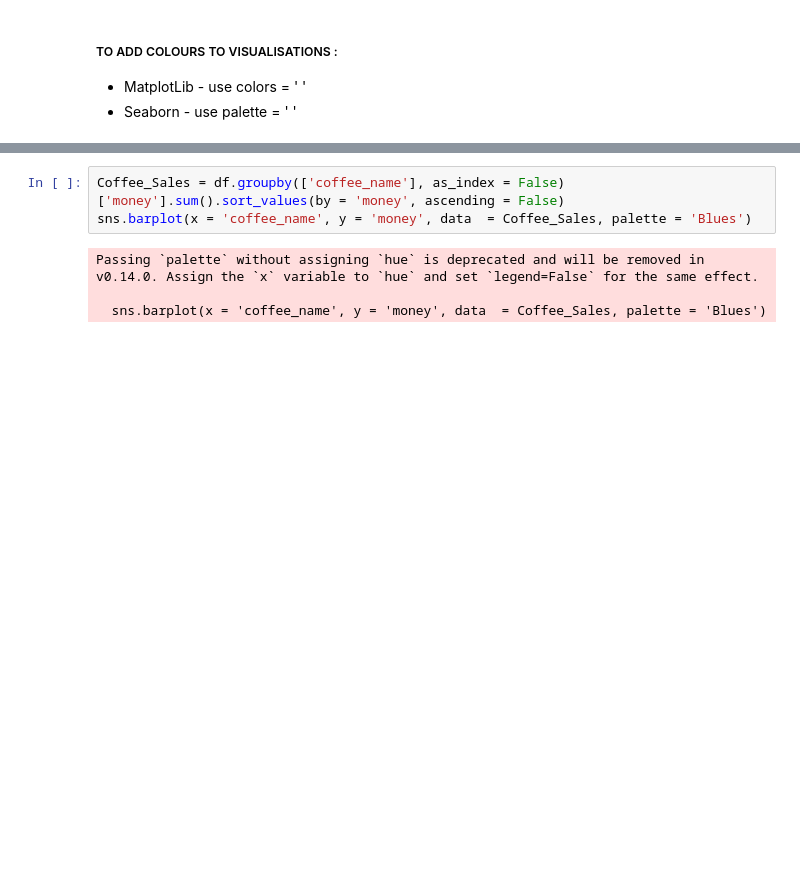
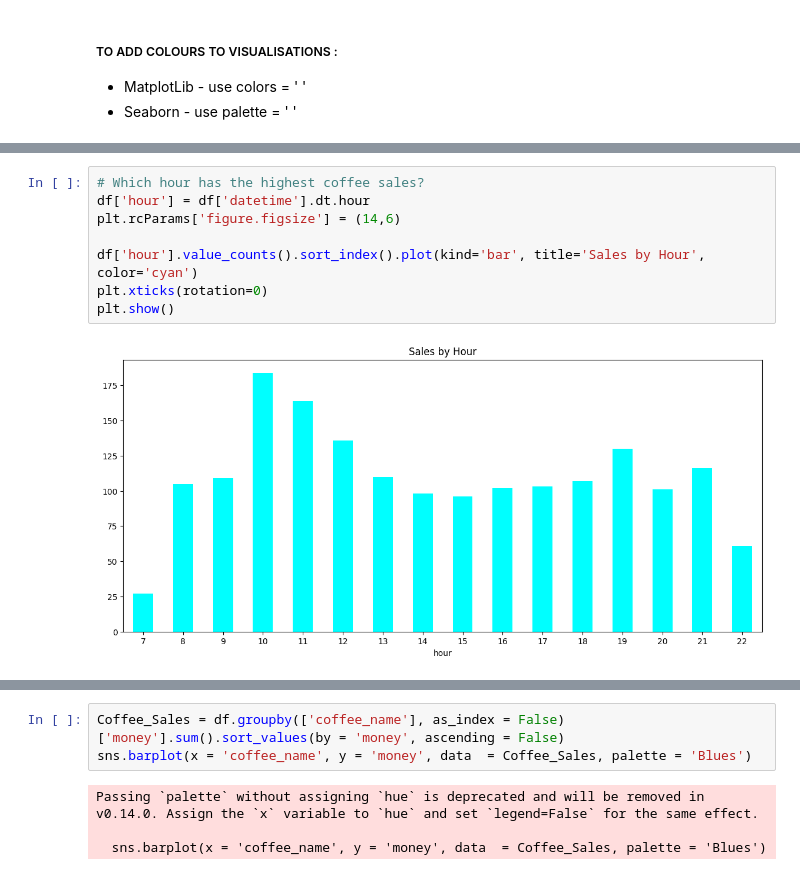
Before and after one commit to DivyaGV22/Divya-s_DAC-Curriculum, a Jupyter notebook: DAC-004_EDA/DAC-004_EDA_Session_1_Student_Copy.ipynb, the cells around one changed output, grey strips where cells are left out. Cells and saved outputs as stored; diff of their text form; blank space fills up the shorter version.

```diff
--- a/DAC-004_EDA/DAC-004_EDA_Session_1_Student_Copy.ipynb
+++ b/DAC-004_EDA/DAC-004_EDA_Session_1_Student_Copy.ipynb
@@ -325,2 +329,12 @@ df['datetime'] = pd.to_datetime(df['datetime'])
+# %%
+# Which hour has the highest coffee sales?
+df['hour'] = df['datetime'].dt.hour
+plt.rcParams['figure.figsize'] = (14,6)
+
+df['hour'].value_counts().sort_index().plot(kind='bar', title='Sales by Hour', color='cyan')
+plt.xticks(rotation=0)
+plt.show()
+# %% [output]
+[figure, added]
 # %%
 # Boxplot: To check for outliers in the sale amounts.
```
Also changed, not shown: parts of 14 cells of this notebook.
